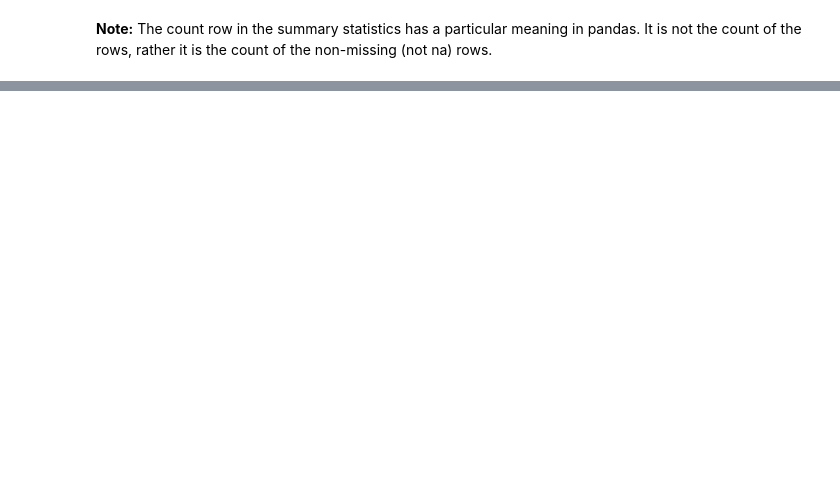
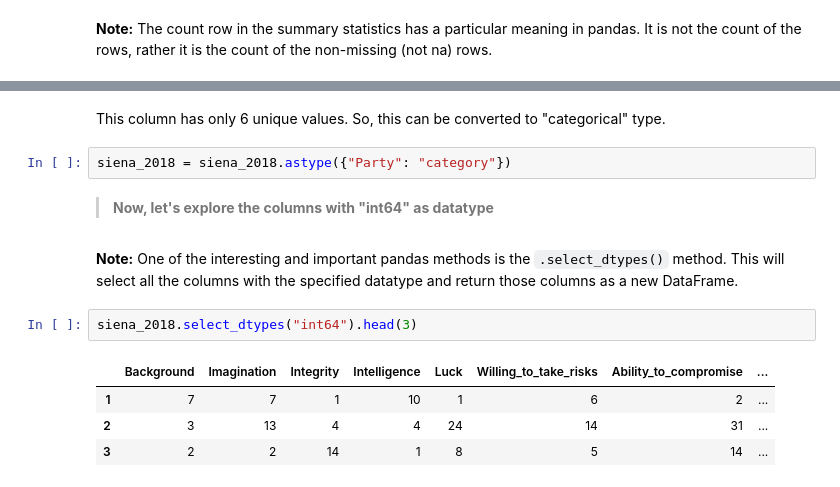
Before and after one commit to AindreaAjax/ML_Introduction, a Jupyter notebook: Pandas/04_DataFrames.ipynb, the cells around one changed output, grey strips where cells are left out. Cells and saved outputs as stored; diff of their text form; blank space fills up the shorter version.

```diff
--- a/Pandas/04_DataFrames.ipynb
+++ b/Pandas/04_DataFrames.ipynb
@@ -242,0 +317,15 @@ scores.describe()
+# %% [markdown]
+This column has only 6 unique values. So, this can be converted to "categorical" type.
+# %%
+siena_2018 = siena_2018.astype({"Party": "category"})
+# %% [markdown]
+> **Now, let's explore the columns with "int64" as datatype**
+# %% [markdown]
+**Note:** One of the interesting and important pandas methods is the `.select_dtypes()` method. This will select all the columns with the specified datatype and return those columns as a new DataFrame.
+# %%
+siena_2018.select_dtypes("int64").head(3)
+# %% [output]
+|  | Background | Imagination | Integrity | Intelligence | Luck | Willing_to_take_risks | Ability_to_compromise | ... |
+| 1 | 7 | 7 | 1 | 10 | 1 | 6 | 2 | ... |
+| 2 | 3 | 13 | 4 | 4 | 24 | 14 | 31 | ... |
+| 3 | 2 | 2 | 14 | 1 | 8 | 5 | 14 | ... |
```
Also changed, not shown: parts of 34 cells of this notebook, 17 other files.
